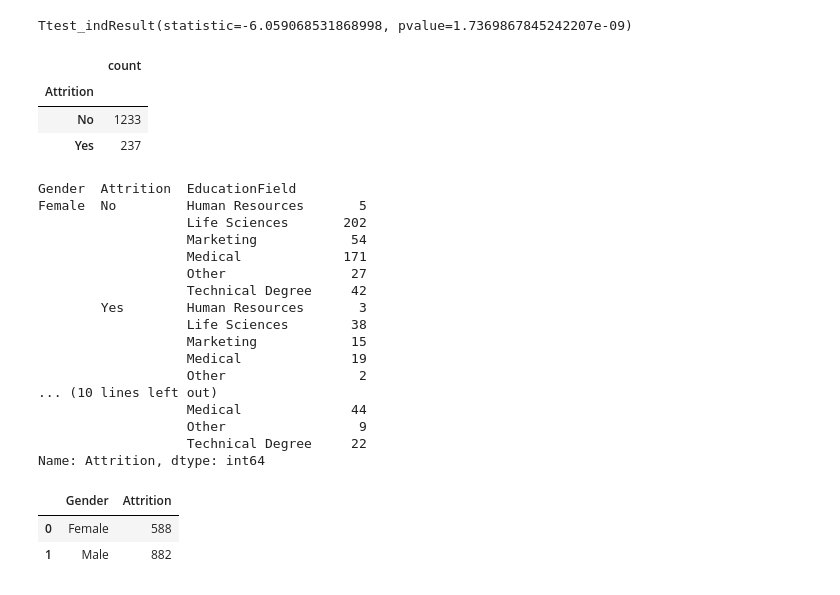
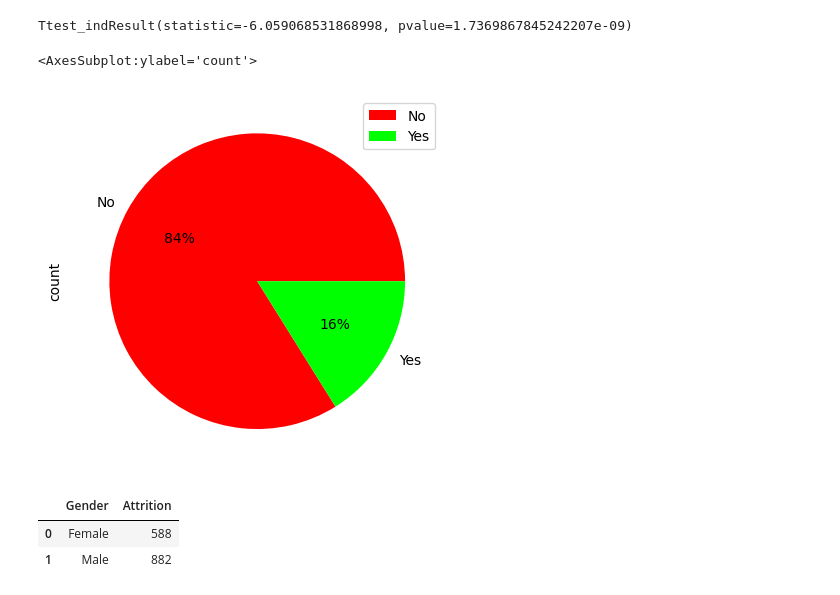
Before and after one commit to Jeff-Wince/GroupProj_Aakash_Jeff_Sonila_Stephanie, a Jupyter notebook: HR-Employee-Attrition.ipynb, the cells around one changed output. Drawn from its saved outputs; the diff is of its cells as text; code cells hidden in the pictures.

```diff
--- a/HR-Employee-Attrition.ipynb
+++ b/HR-Employee-Attrition.ipynb
@@ -95,38 +99,27 @@ jobrole1 = df.groupby('Attrition').JobRole.count()
 maritalstatus1 = df.groupby('Attrition').MaritalStatus.count()
 overtime1 = df.groupby('Attrition').OverTime.count()
 
-pd.DataFrame({"count": education_field1})
+attrition_df = pd.DataFrame({"count": education_field1})
+
+attrition_df = attrition_df.reset_index()
-# %% [output]
-|  | count |
-| Attrition |  |
-| No | 1233 |
-| Yes | 237 |
-# %%
-#count for males,females, based on Attrition
-
-
-gender1 = df.groupby(['Gender', 'Attrition', 'EducationField']).Attrition.count()
-
-
-gender1
-# %% [output]
-Gender  Attrition  EducationField
-Female  No         Human Resources       5
-                   Life Sciences       202
-                   Marketing            54
-                   Medical             171
-                   Other                27
-                   Technical Degree     42
-        Yes        Human Resources       3
-                   Life Sciences        38
-                   Marketing            15
-                   Medical              19
-                   Other                 2
-... (10 lines left out)
-                   Medical              44
-                   Other                 9
-                   Technical Degree     22
-Name: Attrition, dtype: int64
+# %%
+#pie chart for total number of attrition
+
+labels = attrition_df['Attrition']
+
+colors = ["red", "lime"]
+
+attrition_pie= attrition_df.plot(kind = 'pie',
+           y = "count",
+           autopct = '%1.0f%%',
+           labels = labels,
+           colors = colors,
+           startangle = 0)
+
+attrition_pie
+# %% [output]
+<AxesSubplot:ylabel='count'>
+[figure, added]
 # %%
 #figure out how to do it
 
```
Also changed, not shown: parts of 7 cells of this notebook.
